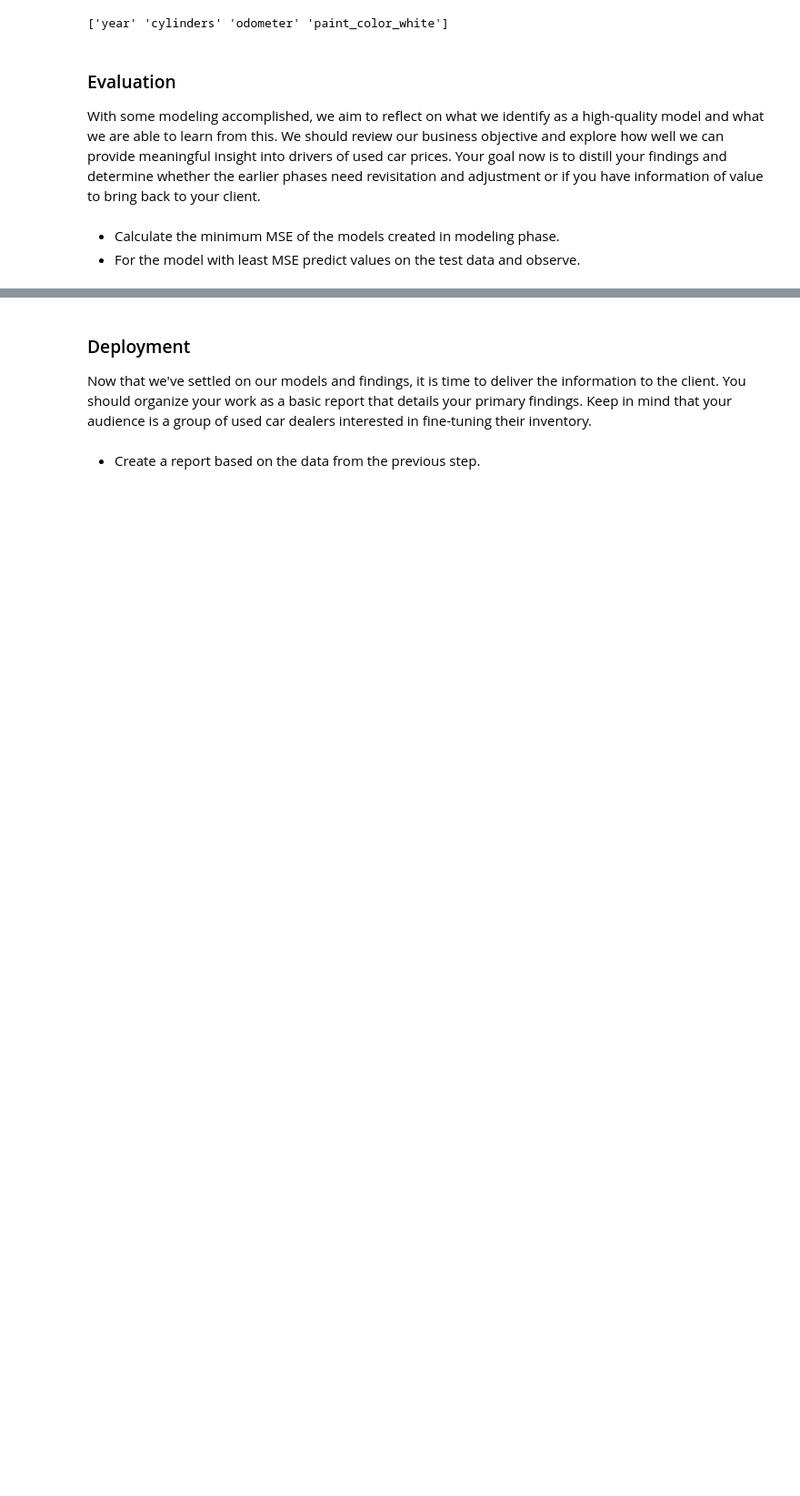
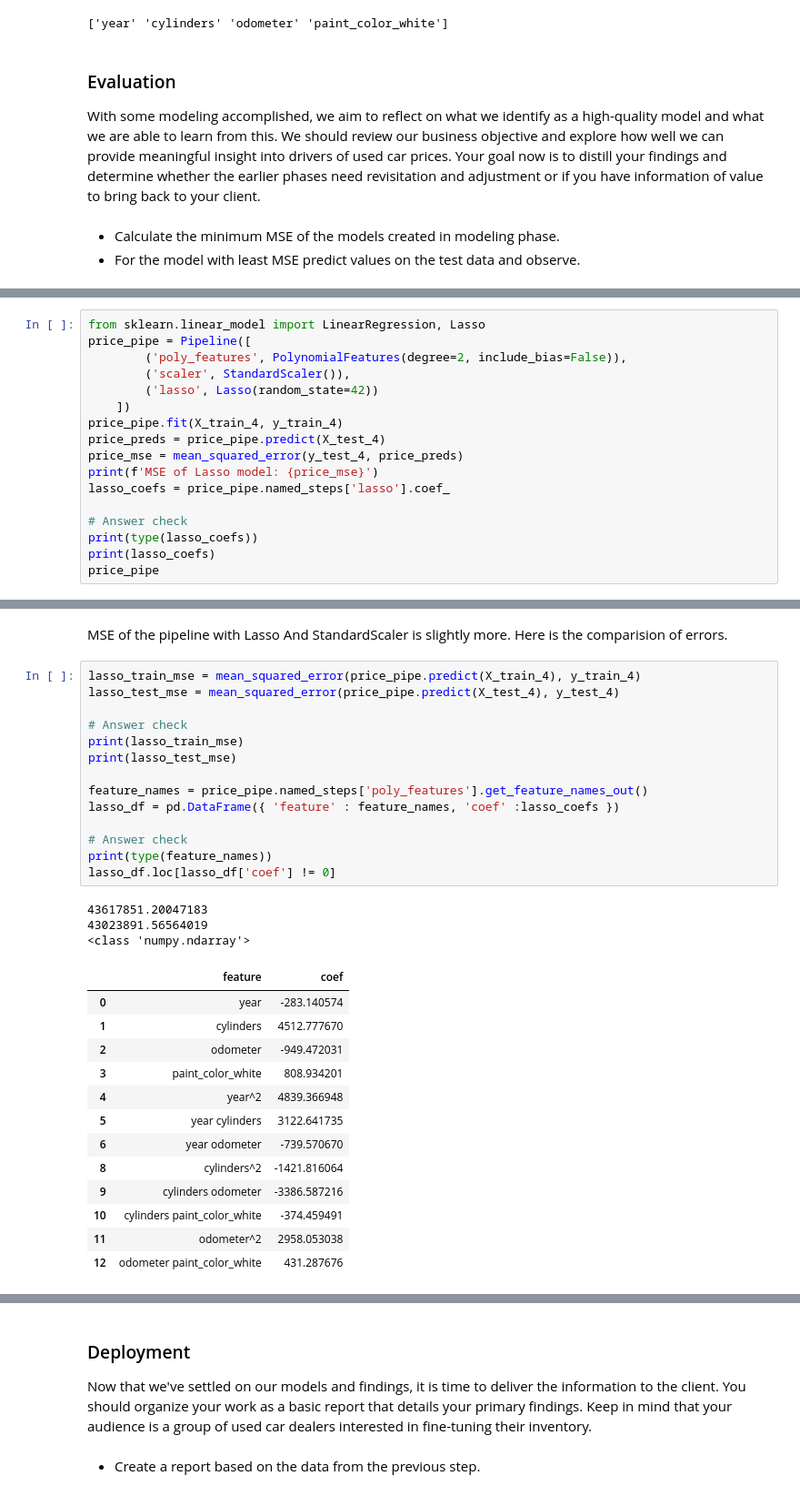
Before and after one commit to skavoori/practical-application-2, a Jupyter notebook: prompt_II.ipynb, the cells around one changed output, grey strips where cells are left out. Shown at 91% size. Drawn from its saved outputs; the diff is of its cells as text; blank space fills up the shorter version.

```diff
--- a/prompt_II.ipynb
+++ b/prompt_II.ipynb
@@ -867,0 +888,17 @@ plt.show()
+# %%
+from sklearn.linear_model import LinearRegression, Lasso
+price_pipe = Pipeline([
+        ('poly_features', PolynomialFeatures(degree=2, include_bias=False)),
+        ('scaler', StandardScaler()),
+        ('lasso', Lasso(random_state=42))
+    ])
+price_pipe.fit(X_train_4, y_train_4)
+price_preds = price_pipe.predict(X_test_4)
+price_mse = mean_squared_error(y_test_4, price_preds)
+print(f'MSE of Lasso model: {price_mse}')
+lasso_coefs = price_pipe.named_steps['lasso'].coef_
+
+# Answer check
+print(type(lasso_coefs))
+print(lasso_coefs)
+price_pipe
@@ -867,0 +915,33 @@ plt.show()
+# %% [markdown]
+MSE of the pipeline with Lasso And StandardScaler is slightly more. Here is the comparision of errors.
+# %%
+lasso_train_mse = mean_squared_error(price_pipe.predict(X_train_4), y_train_4)
+lasso_test_mse = mean_squared_error(price_pipe.predict(X_test_4), y_test_4)
+
+# Answer check
+print(lasso_train_mse)
+print(lasso_test_mse)
+
+feature_names = price_pipe.named_steps['poly_features'].get_feature_names_out()
+lasso_df = pd.DataFrame({ 'feature' : feature_names, 'coef' :lasso_coefs })
+
+# Answer check
+print(type(feature_names))
+lasso_df.loc[lasso_df['coef'] != 0]
+# %% [output]
+43617851.20047183
+43023891.56564019
+<class 'numpy.ndarray'>
+|  | feature | coef |
+| 0 | year | -283.140574 |
+| 1 | cylinders | 4512.777670 |
+| 2 | odometer | -949.472031 |
+| 3 | paint_color_white | 808.934201 |
+| 4 | year^2 | 4839.366948 |
+| 5 | year cylinders | 3122.641735 |
+| 6 | year odometer | -739.570670 |
+| 8 | cylinders^2 | -1421.816064 |
+| 9 | cylinders odometer | -3386.587216 |
+| 10 | cylinders paint_color_white | -374.459491 |
+| 11 | odometer^2 | 2958.053038 |
+| 12 | odometer paint_color_white | 431.287676 |
```
Also changed, not shown: parts of 25 cells of this notebook, 1 other file.
